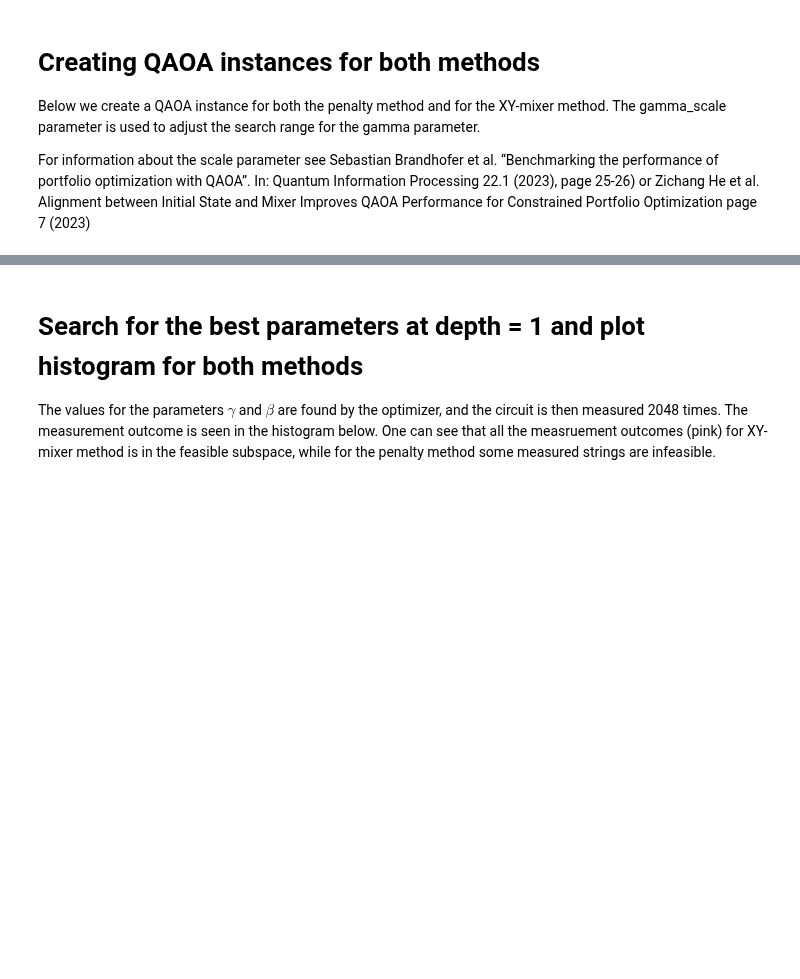
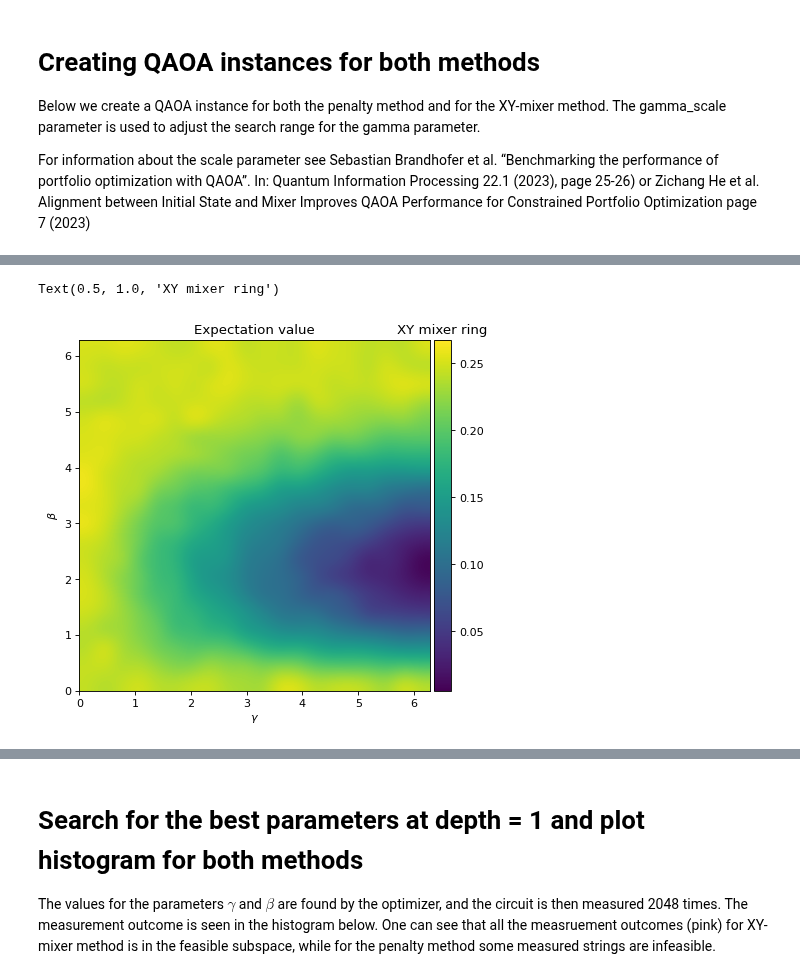
Before and after one commit to OpenQuantumComputing/QAOA, a Jupyter notebook: examples/PortfolioOptimization/PortOpt.ipynb, the cells around one changed output, grey strips where cells are left out. Cells and saved outputs as stored; diff of their text form; code cells hidden in the pictures; blank space fills up the shorter version.

```diff
--- a/examples/PortfolioOptimization/PortOpt.ipynb
+++ b/examples/PortfolioOptimization/PortOpt.ipynb
@@ -139,0 +120,5 @@ plot_E(qaoa_Grover)
+# %%
+qaoa_XYmixer_ring[1].sample_cost_landscape()
+plot_E(qaoa_XYmixer_ring[1])
+pl.title("XY mixer ring")
+# %% [output]
@@ -139,0 +132,2 @@ plot_E(qaoa_Grover)
+Text(0.5, 1.0, 'XY mixer ring')
+[figure, added]
```
Also changed, not shown: parts of 20 cells of this notebook, 8 other files.
